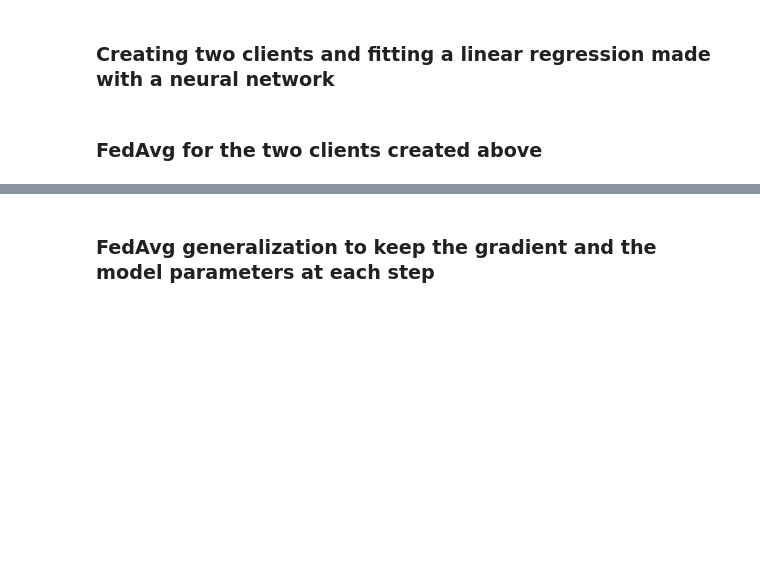
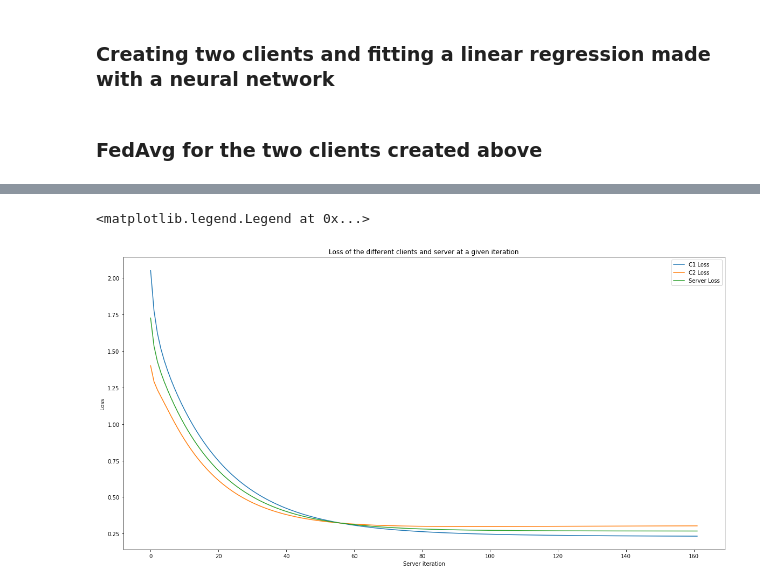
Before and after one commit to YannFra/FederatedAveraging, a Jupyter notebook: FedAvg-2clients.ipynb, the cells around one changed output, grey strips where cells are left out. Saved outputs shown, nothing was run; the diff lists cells and outputs as text; code cells hidden in the pictures; blank space fills up the shorter version.

```diff
--- a/FedAvg-2clients.ipynb
+++ b/FedAvg-2clients.ipynb
@@ -24,7 +24,7 @@ X1=torch.rand(dim, 1)
 X2=torch.rand(dim,1)
 
 a_1,b_1=5,-1
-a_2,b_2=a_1,b_1#a_2,b_2=3,2
+a_2,b_2=4,-1.2
 y1=a_1*X1+b_1+0.5*torch.randn(dim,1)
 y2=a_2*X2+b_2+0.5*torch.randn(dim,1)
 # %% [markdown]
@@ -120,2 +149,12 @@ SyntaxError: unexpected EOF while parsing (<ipython-input-5-f5f8fa519d77>, line
-# %% [markdown]
-### FedAvg generalization to keep the gradient and the model parameters at each step
+# %%
+plt.figure(figsize=(20,10))
+plt.plot(C1_loss_hist,label="C1 Loss")
+plt.plot(C2_loss_hist,label="C2 Loss")
+plt.plot(S_loss_hist,label="Server Loss")
+plt.title("Loss of the different clients and server at a given iteration")
+plt.xlabel("Server iteration")
+plt.ylabel("Loss")
+plt.legend()
+# %% [output]
+<matplotlib.legend.Legend at 0x...>
+[figure, added]
```
Also changed, not shown: parts of 5 cells of this notebook, 1 other file.
